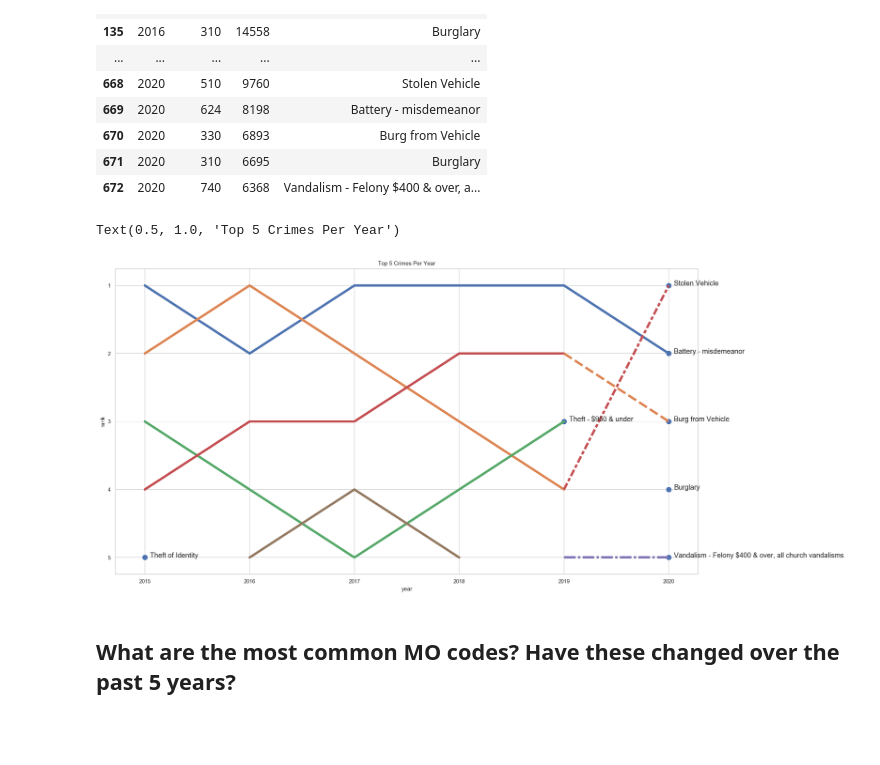
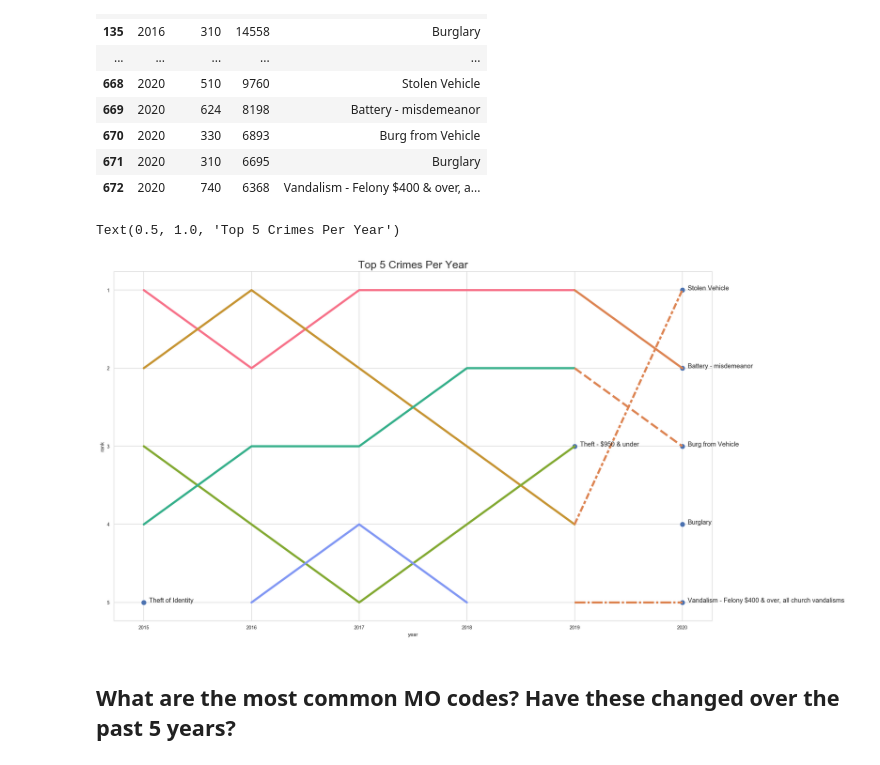
Before and after one commit to veeps/LA_innovation_team, a Jupyter notebook: code/002_EDA.ipynb, the cells around one changed output. Cells and saved outputs as stored; diff of their text form; code cells hidden in the pictures; blank space fills up the shorter version.

Commit message:
plotting time series

```diff
--- a/code/002_EDA.ipynb
+++ b/code/002_EDA.ipynb
@@ -114,29 +116,29 @@ last_points = pd.DataFrame(top_crimes.groupby("crm_cd").tail(1)).reset_index()
 # %%
-plt.figure(figsize=(16, 9))
+plt.figure(figsize=(20,12))
 
 paper_rc = {'lines.linewidth': 4, 'lines.markersize': 10}
 sns.set_context("paper", rc = paper_rc)
 
 
 ax = sns.lineplot(x="year", y="rank", hue="crm_name",markers = False,
-                  data=top_crimes[top_crimes["year"]<=2019], legend = False)
-ax = sns.lineplot(x="year", y="rank", hue="crm_name", style="crm_name",markers = False,
+                  data=top_crimes[top_crimes["year"]<=2019], legend = False, palette = sns.color_palette("husl", 7))
+ax = sns.lineplot(x="year", y="rank", style="crm_name",markers = False,
                   data=top_crimes[top_crimes["year"]>=2019], legend = False, dashes = True)
 
 ax = sns.scatterplot(x="year", y="rank", data=last_points,
                      legend=False)
 
 
 for i in range(0,last_points.shape[0]):
     ax.text(last_points["year"][i]+0.05, last_points["rank"][i],
            last_points["crm_name"][i], horizontalalignment='left', size =12)
 
 plt.ylim(reversed(plt.ylim()))
 plt.yticks([5,4,3,2,1]);
-plt.title("Top 5 Crimes Per Year")
+plt.title("Top 5 Crimes Per Year", fontsize=20)
 # %% [output]
 Text(0.5, 1.0, 'Top 5 Crimes Per Year')
-[figure, old version]
+[figure, new version]
 # %% [markdown]
 ## What are the most common MO codes? Have these changed over the past 5 years?
 # %% [markdown]
```
Also changed, not shown: parts of 9 cells of this notebook, 1 other file.
